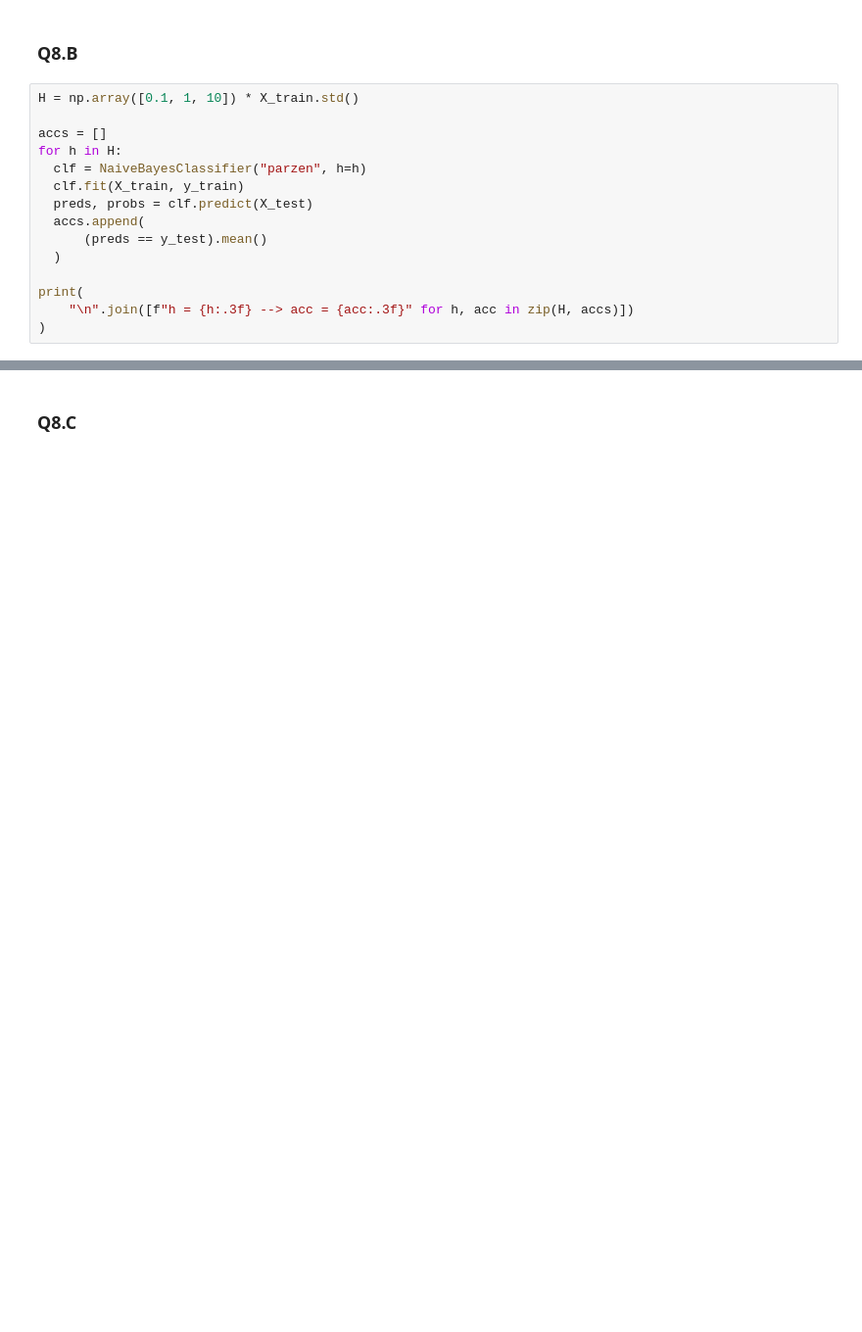
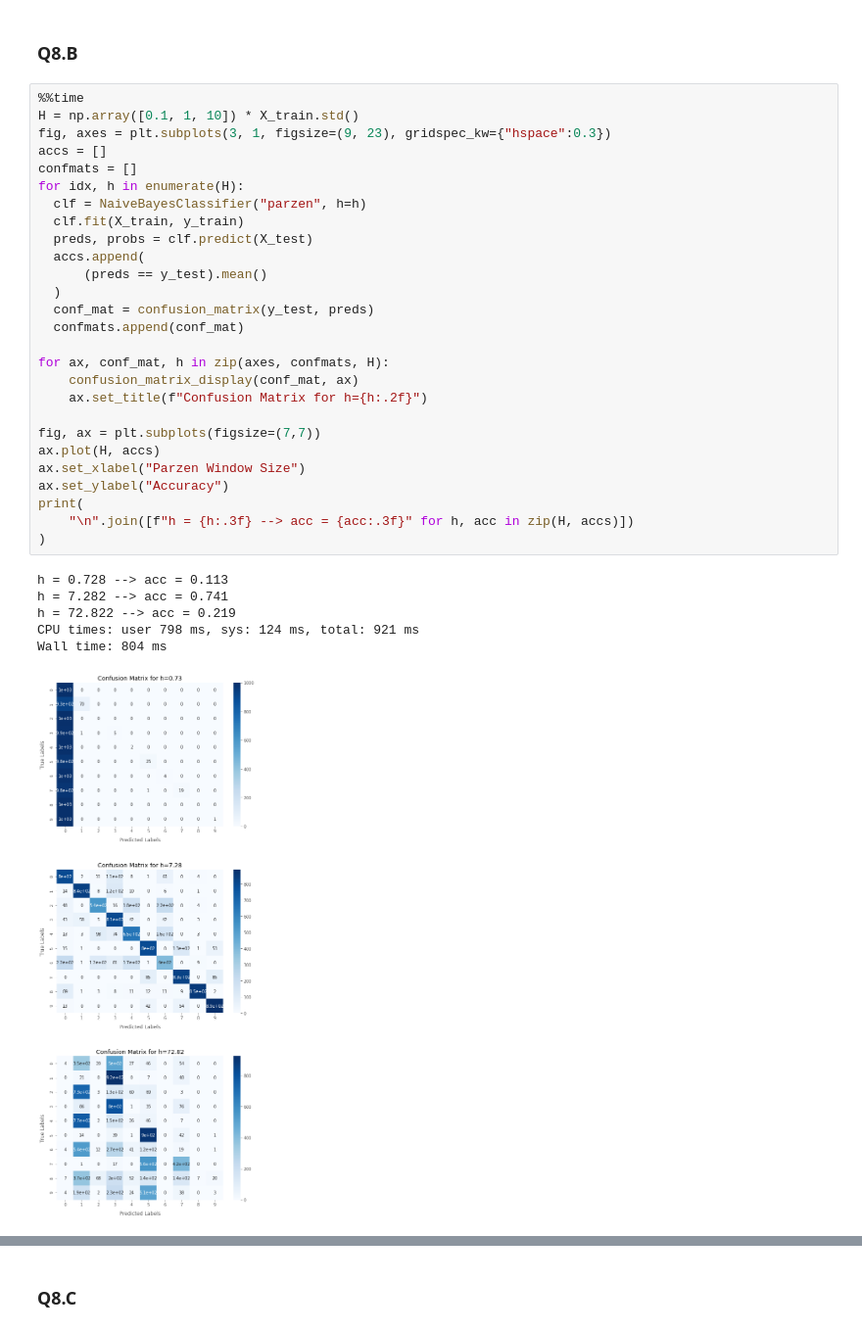
Before and after one commit to FeryET/MachineLearning_HWs, a Jupyter notebook: HW4/ML_HW4.ipynb, the cells around one changed output, grey strips where cells are left out. Shown at 98% size. Cells and saved outputs as stored; diff of their text form; blank space fills up the shorter version.

```diff
--- a/HW4/ML_HW4.ipynb
+++ b/HW4/ML_HW4.ipynb
@@ -227,17 +240,36 @@ KeyboardInterrupt: ignored
 # %% [markdown]
 ### Q8.B
 # %%
+%%time
 H = np.array([0.1, 1, 10]) * X_train.std()
-
+fig, axes = plt.subplots(3, 1, figsize=(9, 23), gridspec_kw={"hspace":0.3})
 accs = []
-for h in H:
+confmats = []
+for idx, h in enumerate(H):
   clf = NaiveBayesClassifier("parzen", h=h)
   clf.fit(X_train, y_train)
   preds, probs = clf.predict(X_test)
   accs.append(
       (preds == y_test).mean()
   )
+  conf_mat = confusion_matrix(y_test, preds)
+  confmats.append(conf_mat)
 
+for ax, conf_mat, h in zip(axes, confmats, H):
+    confusion_matrix_display(conf_mat, ax)
+    ax.set_title(f"Confusion Matrix for h={h:.2f}")
+
+fig, ax = plt.subplots(figsize=(7,7))
+ax.plot(H, accs)
+ax.set_xlabel("Parzen Window Size")
+ax.set_ylabel("Accuracy")
 print(
     "\n".join([f"h = {h:.3f} --> acc = {acc:.3f}" for h, acc in zip(H, accs)])
 )
+# %% [output]
+h = 0.728 --> acc = 0.113
+h = 7.282 --> acc = 0.741
+h = 72.822 --> acc = 0.219
+CPU times: user 798 ms, sys: 124 ms, total: 921 ms
+Wall time: 804 ms
+[figure, added]
```
Also changed, not shown: parts of 44 cells of this notebook.
